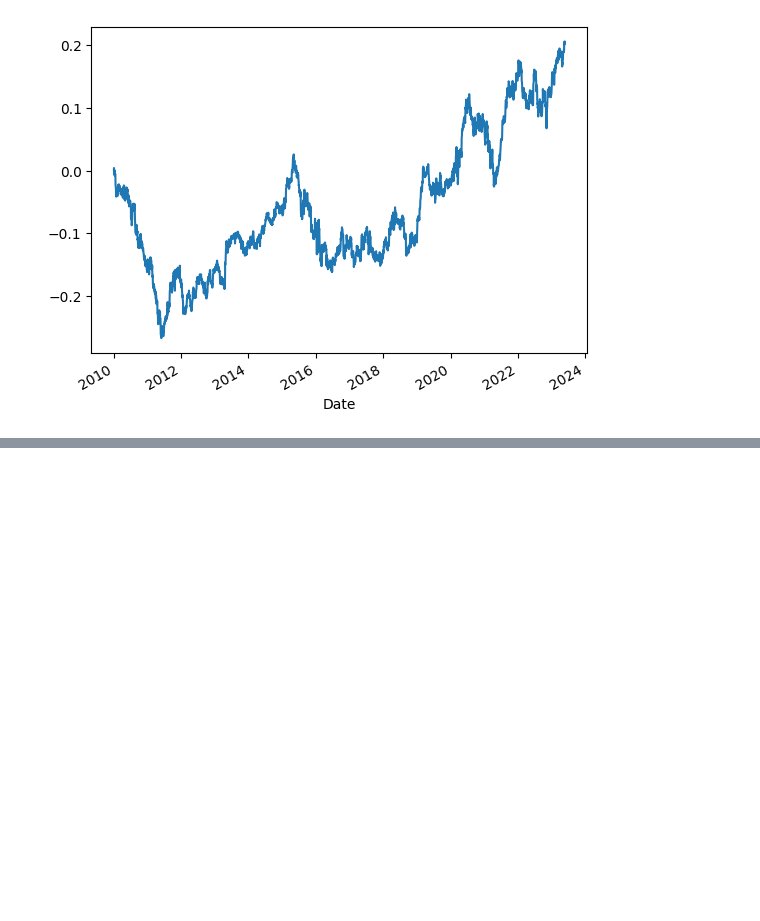
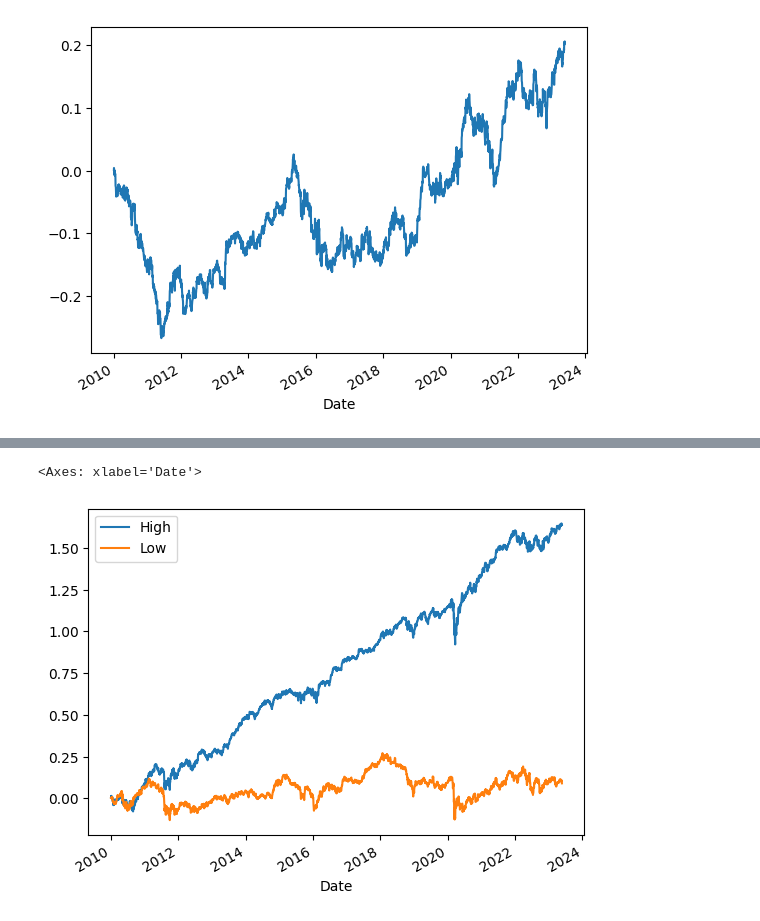
Before and after one commit to eldor-fozilov/FracLSTM-Portfolio, a Jupyter notebook: model_building.ipynb, the cells around one changed output, grey strips where cells are left out. Saved outputs shown, nothing was run; the diff lists cells and outputs as text; code cells hidden in the pictures; blank space fills up the shorter version.

Commit message:
benchmark portfolio (unexpected result)

```diff
--- a/model_building.ipynb
+++ b/model_building.ipynb
@@ -360,0 +383,4 @@ long_short_returns.cumsum().plot()
+# %%
+portfolio_returns_hist_ret, model_metrics_hist_ret = construct_portfolio(subset_selected_tickers, stock_returns,
+                    data_frac_log_adj_close, data_volume, start_year=2000, end_year=2023,
+                    training_period = 10, train_data_type = 'returns', seq_length=21)
@@ -360,0 +408,5 @@ long_short_returns.cumsum().plot()
+# %%
+portfolio_returns_hist_ret.cumsum().plot()
+# %% [output]
+<Axes: xlabel='Date'>
+[figure, added]
```
Also changed, not shown: parts of 6 cells of this notebook.
